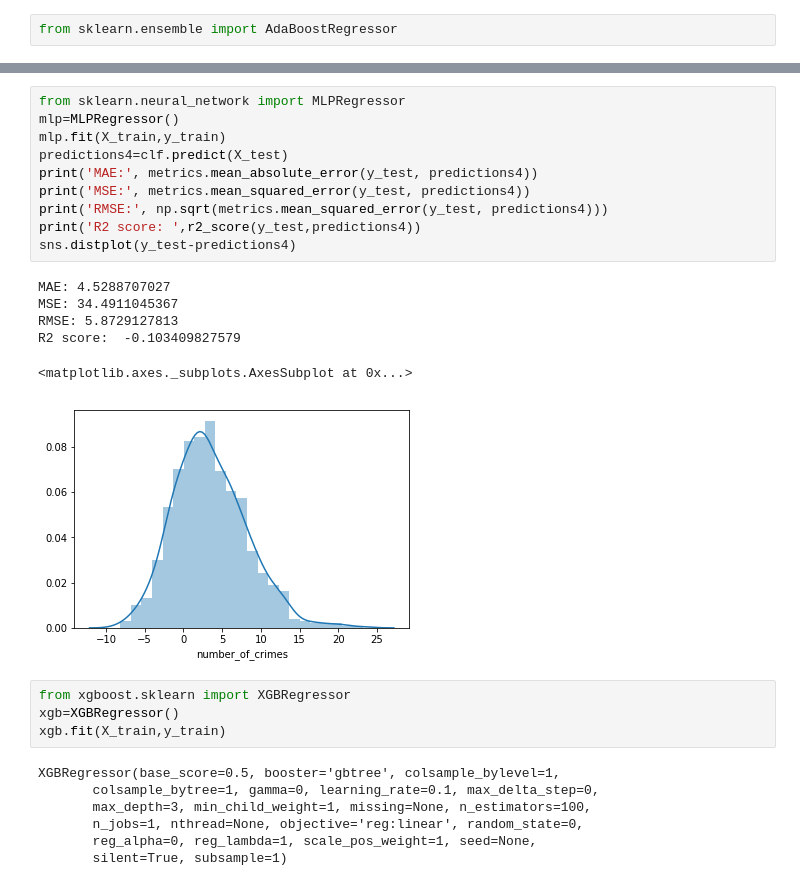
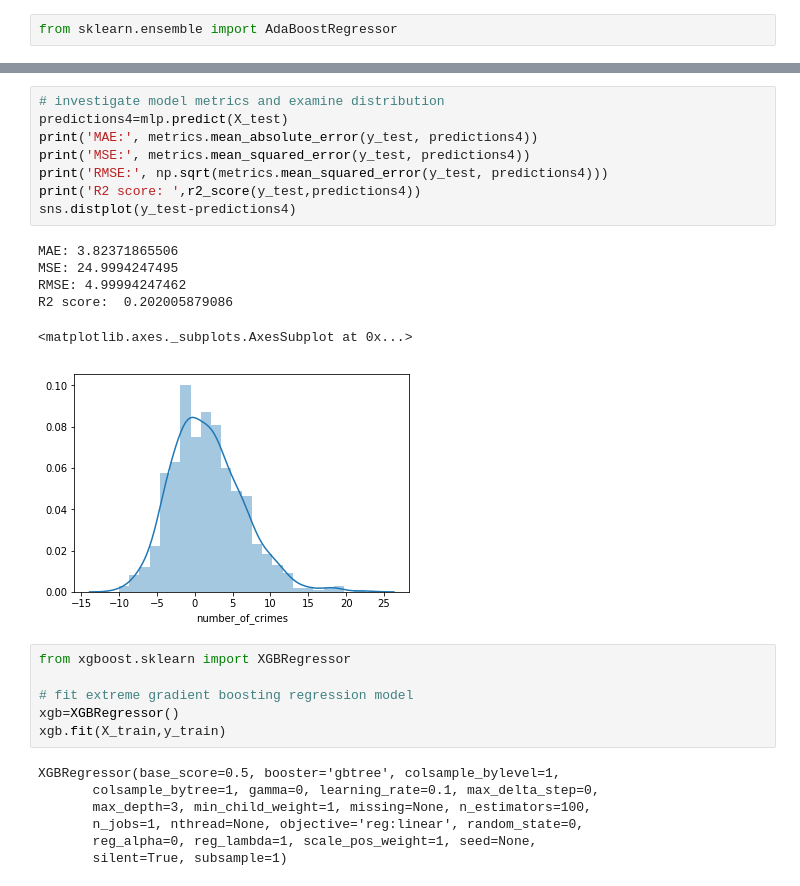
Before and after one commit to michaeljoyce217/Galvanize_DSI_Capstone_Project, a Jupyter notebook: Notebooks/central_business_district_all_years_test_on_2017.ipynb, the cells around one changed output, grey strips where cells are left out. Drawn from its saved outputs; the diff is of its cells as text.

```diff
--- a/Notebooks/central_business_district_all_years_test_on_2017.ipynb
+++ b/Notebooks/central_business_district_all_years_test_on_2017.ipynb
@@ -458,22 +483,22 @@ R2 score:  -0.103409827579
 # %%
-from sklearn.neural_network import MLPRegressor
-mlp=MLPRegressor()
-mlp.fit(X_train,y_train)
-predictions4=clf.predict(X_test)
+# investigate model metrics and examine distribution
+predictions4=mlp.predict(X_test)
 print('MAE:', metrics.mean_absolute_error(y_test, predictions4))
 print('MSE:', metrics.mean_squared_error(y_test, predictions4))
 print('RMSE:', np.sqrt(metrics.mean_squared_error(y_test, predictions4)))
 print('R2 score: ',r2_score(y_test,predictions4))
 sns.distplot(y_test-predictions4)
 # %% [output]
-MAE: 4.5288707027
-MSE: 34.4911045367
-RMSE: 5.8729127813
-R2 score:  -0.103409827579
+MAE: 3.82371865506
+MSE: 24.9994247495
+RMSE: 4.99994247462
+R2 score:  0.202005879086
 <matplotlib.axes._subplots.AxesSubplot at 0x...>
-[figure, old version]
+[figure, new version]
 # %%
 from xgboost.sklearn import XGBRegressor
+
+# fit extreme gradient boosting regression model
 xgb=XGBRegressor()
 xgb.fit(X_train,y_train)
 # %% [output]
```
Also changed, not shown: parts of 21 cells of this notebook, 7 other files.
